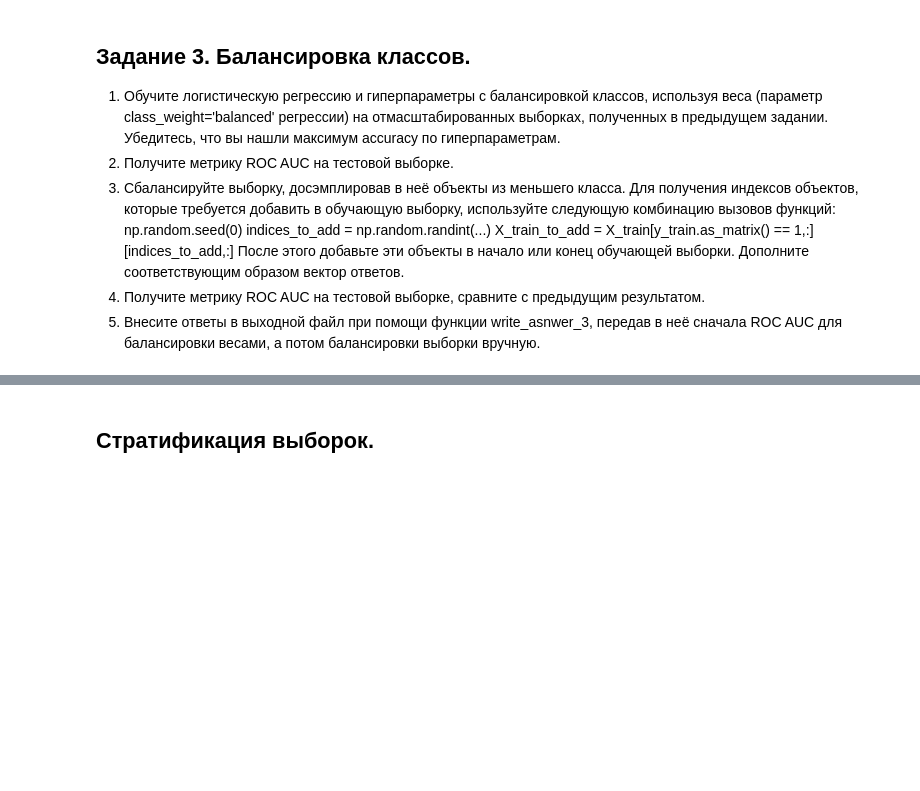
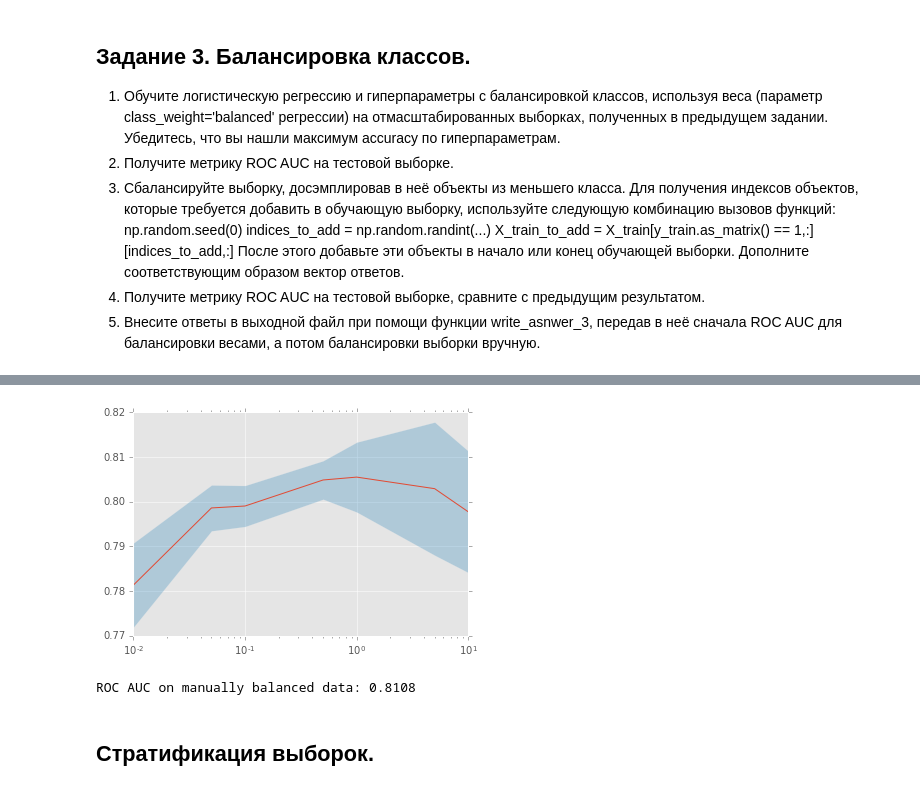
Before and after one commit to movb/yandex-ml, a Jupyter notebook: mipt-ml-2/week3/Preprocessing_LR.ipynb, the cells around one changed output, grey strips where cells are left out. Cells and saved outputs as stored; diff of their text form; code cells hidden in the pictures; blank space fills up the shorter version.

```diff
--- a/mipt-ml-2/week3/Preprocessing_LR.ipynb
+++ b/mipt-ml-2/week3/Preprocessing_LR.ipynb
@@ -355,0 +452,20 @@ def write_answer_3(auc_1, auc_2):
+# %%
+np.random.seed(0)
+append_size = np.sum(y_train==0) - np.sum(y_train==1)
+indices_to_add = np.random.randint(np.sum(y_train==1), size=append_size)
+X_train_to_add = X_train_zeros_scaled[y_train.as_matrix() == 1,:][indices_to_add,:]
+X_train_balanced = np.vstack((X_train_zeros_scaled, X_train_to_add))
+y_train_balanced = np.append(y_train, (np.array([1]*append_size)))
+
+clf = LogisticRegression(class_weight='balanced')
+optimizer = GridSearchCV(clf, param_grid, cv=cv)
+
+optimizer.fit(X_train_balanced, y_train_balanced)
+plot_scores(optimizer)
+predictions_balanced_2 = optimizer.predict(X_test_zeros_scaled)
+auc_balanced_2 = roc_auc_score(y_test, predictions_balanced_2)
+
+print("ROC AUC on manually balanced data: {0:.4f}".format(auc_balanced_2))
+# %% [output]
+[figure, added]
+ROC AUC on manually balanced data: 0.8108
```
Also changed, not shown: parts of 22 cells of this notebook.
